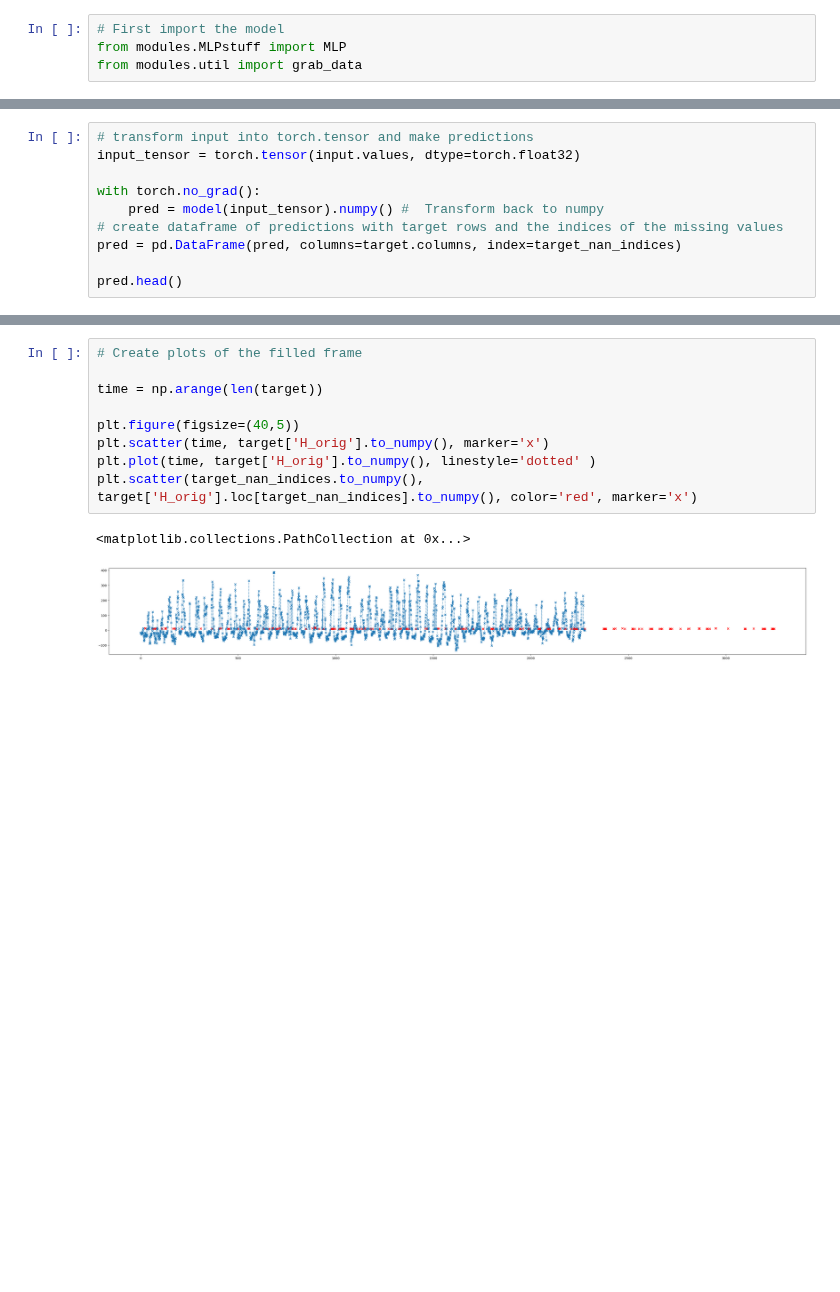
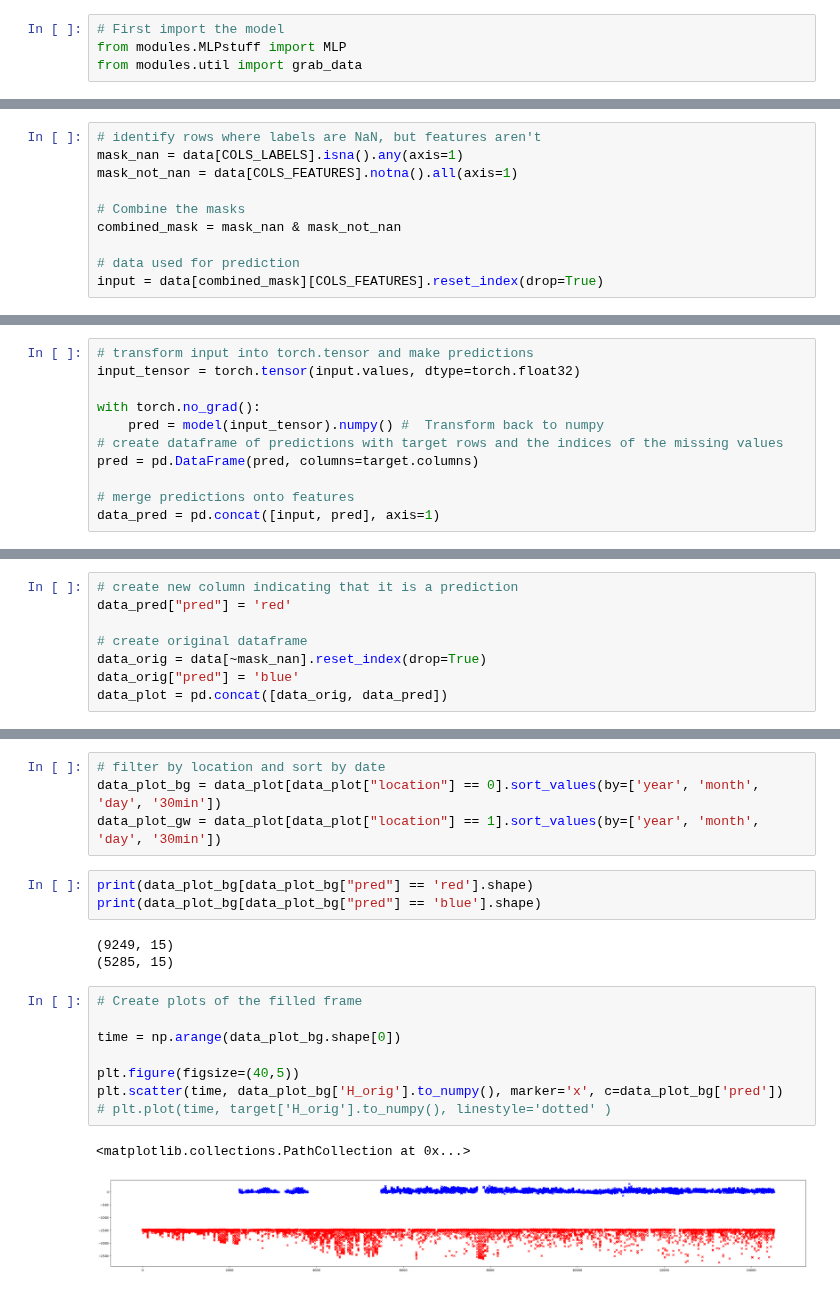
Before and after one commit to justusm00/ebc-project, a Jupyter notebook: GapFillingComp.ipynb, the cells around one changed output, grey strips where cells are left out. Saved outputs shown, nothing was run; the diff lists cells and outputs as text; blank space fills up the shorter version.

Commit message:
fixed bug where columns were mixed up

```diff
--- a/GapFillingComp.ipynb
+++ b/GapFillingComp.ipynb
@@ -56,0 +65,10 @@ Index([  22,   24,   61,   69,   71,   76,   78,  110,  125,  127,
+# %%
+# identify rows where labels are NaN, but features aren't
+mask_nan = data[COLS_LABELS].isna().any(axis=1)
+mask_not_nan = data[COLS_FEATURES].notna().all(axis=1)
+
+# Combine the masks
+combined_mask = mask_nan & mask_not_nan
+
+# data used for prediction
+input = data[combined_mask][COLS_FEATURES].reset_index(drop=True)
@@ -61,6 +94,7 @@ input_tensor = torch.tensor(input.values, dtype=torch.float32)
 with torch.no_grad():
     pred = model(input_tensor).numpy() #  Transform back to numpy
 # create dataframe of predictions with target rows and the indices of the missing values
-pred = pd.DataFrame(pred, columns=target.columns, index=target_nan_indices)
+pred = pd.DataFrame(pred, columns=target.columns)
 
-pred.head()
+# merge predictions onto features
+data_pred = pd.concat([input, pred], axis=1)
@@ -77,0 +148,8 @@ for col in target.columns:
+# %%
+# create new column indicating that it is a prediction
+data_pred["pred"] = 'red'
+
+# create original dataframe
+data_orig = data[~mask_nan].reset_index(drop=True)
+data_orig["pred"] = 'blue'
+data_plot = pd.concat([data_orig, data_pred])
@@ -78,12 +164,21 @@ for col in target.columns:
+# %%
+# filter by location and sort by date
+data_plot_bg = data_plot[data_plot["location"] == 0].sort_values(by=['year', 'month', 'day', '30min'])
+data_plot_gw = data_plot[data_plot["location"] == 1].sort_values(by=['year', 'month', 'day', '30min'])
+# %%
+print(data_plot_bg[data_plot_bg["pred"] == 'red'].shape)
+print(data_plot_bg[data_plot_bg["pred"] == 'blue'].shape)
+# %% [output]
+(9249, 15)
+(5285, 15)
 # %%
 # Create plots of the filled frame
 
-time = np.arange(len(target))
+time = np.arange(data_plot_bg.shape[0])
 
 plt.figure(figsize=(40,5))
-plt.scatter(time, target['H_orig'].to_numpy(), marker='x')
-plt.plot(time, target['H_orig'].to_numpy(), linestyle='dotted' )
-plt.scatter(target_nan_indices.to_numpy(), target['H_orig'].loc[target_nan_indices].to_numpy(), color='red', marker='x')
+plt.scatter(time, data_plot_bg['H_orig'].to_numpy(), marker='x', c=data_plot_bg['pred'])
+# plt.plot(time, target['H_orig'].to_numpy(), linestyle='dotted' )
 # %% [output]
 <matplotlib.collections.PathCollection at 0x...>
-[figure, old version]
+[figure, new version]
```
Also changed, not shown: parts of 16 cells of this notebook, 9 other files.
